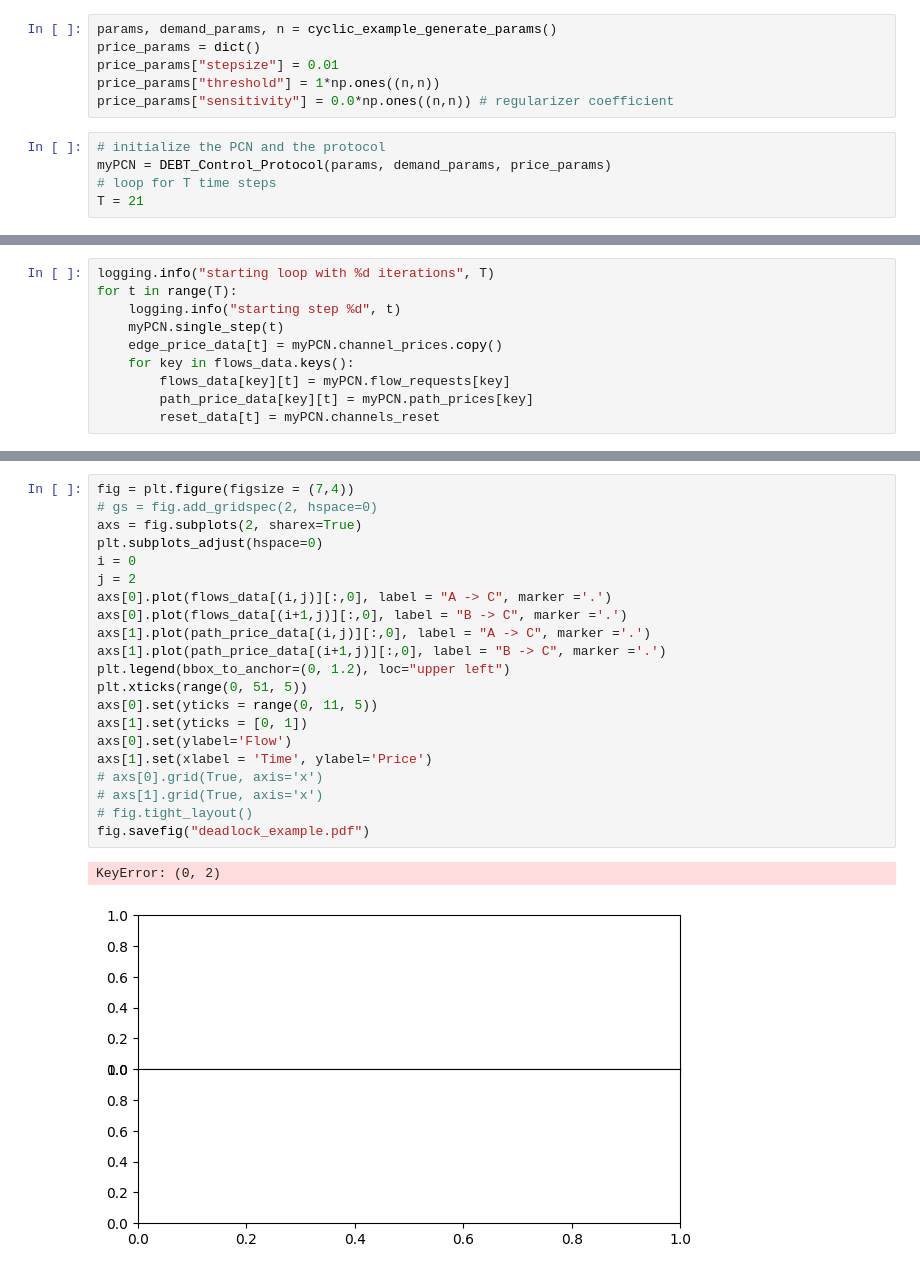
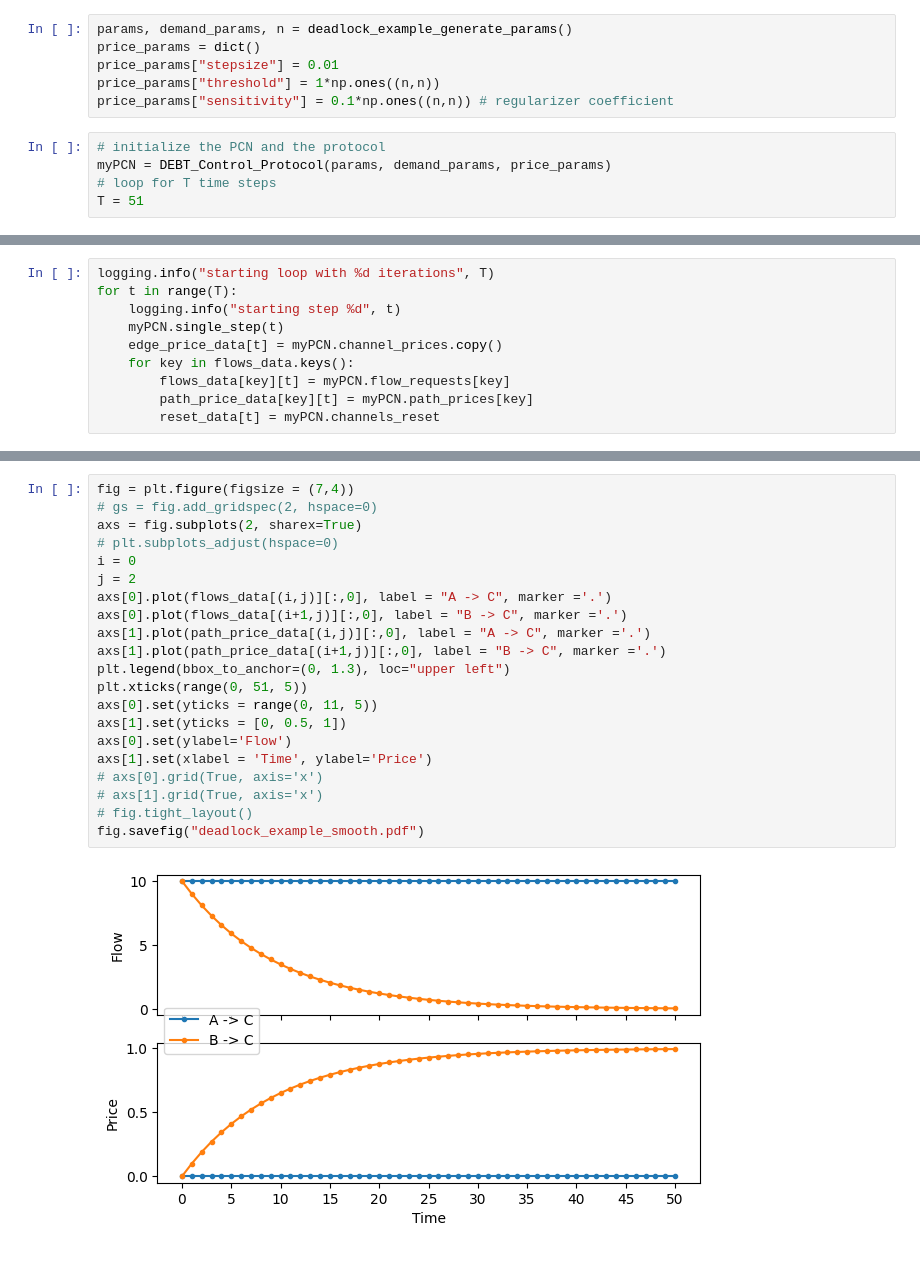
Before and after one commit to surya-sankagiri/payment-channel-networks, a Jupyter notebook: DEBT_control.ipynb, the cells around one changed output, grey strips where cells are left out. Cells and saved outputs as stored; diff of their text form.

Commit message:
deadlock example figures

```diff
--- a/DEBT_control.ipynb
+++ b/DEBT_control.ipynb
@@ -62,16 +62,16 @@ def deadlock_example_generate_params():
     demand_params["distribution"] = "deterministic"
     return params, demand_params, n
 # %%
-params, demand_params, n = cyclic_example_generate_params()
+params, demand_params, n = deadlock_example_generate_params()
 price_params = dict()
 price_params["stepsize"] = 0.01
 price_params["threshold"] = 1*np.ones((n,n))
-price_params["sensitivity"] = 0.0*np.ones((n,n)) # regularizer coefficient
+price_params["sensitivity"] = 0.1*np.ones((n,n)) # regularizer coefficient
 # %%
 # initialize the PCN and the protocol
 myPCN = DEBT_Control_Protocol(params, demand_params, price_params)
 # loop for T time steps
-T = 21
+T = 51
 # %%
 # create arrays to store flows and prices
 flows_data = dict()
@@ -120,27 +122,26 @@ fig.savefig("cyclic_example.pdf")
 # %%
 fig = plt.figure(figsize = (7,4))
 # gs = fig.add_gridspec(2, hspace=0)
 axs = fig.subplots(2, sharex=True)
-plt.subplots_adjust(hspace=0)
+# plt.subplots_adjust(hspace=0)
 i = 0
 j = 2
 axs[0].plot(flows_data[(i,j)][:,0], label = "A -> C", marker ='.')
 axs[0].plot(flows_data[(i+1,j)][:,0], label = "B -> C", marker ='.')
 axs[1].plot(path_price_data[(i,j)][:,0], label = "A -> C", marker ='.')
 axs[1].plot(path_price_data[(i+1,j)][:,0], label = "B -> C", marker ='.')
-plt.legend(bbox_to_anchor=(0, 1.2), loc="upper left")
+plt.legend(bbox_to_anchor=(0, 1.3), loc="upper left")
 plt.xticks(range(0, 51, 5))
 axs[0].set(yticks = range(0, 11, 5))
-axs[1].set(yticks = [0, 1])
+axs[1].set(yticks = [0, 0.5, 1])
 axs[0].set(ylabel='Flow')
 axs[1].set(xlabel = 'Time', ylabel='Price')
 # axs[0].grid(True, axis='x')
 # axs[1].grid(True, axis='x')
 # fig.tight_layout()
-fig.savefig("deadlock_example.pdf")
+fig.savefig("deadlock_example_smooth.pdf")
 # %% [output]
-KeyError: (0, 2)
-[figure, old version]
+[figure, new version]
 # %%
 alphabets = ['A', 'B', 'C', 'D', 'E', 'F']
 plt.close("all")
```
Also changed, not shown: parts of 3 cells of this notebook, 2 other files.
